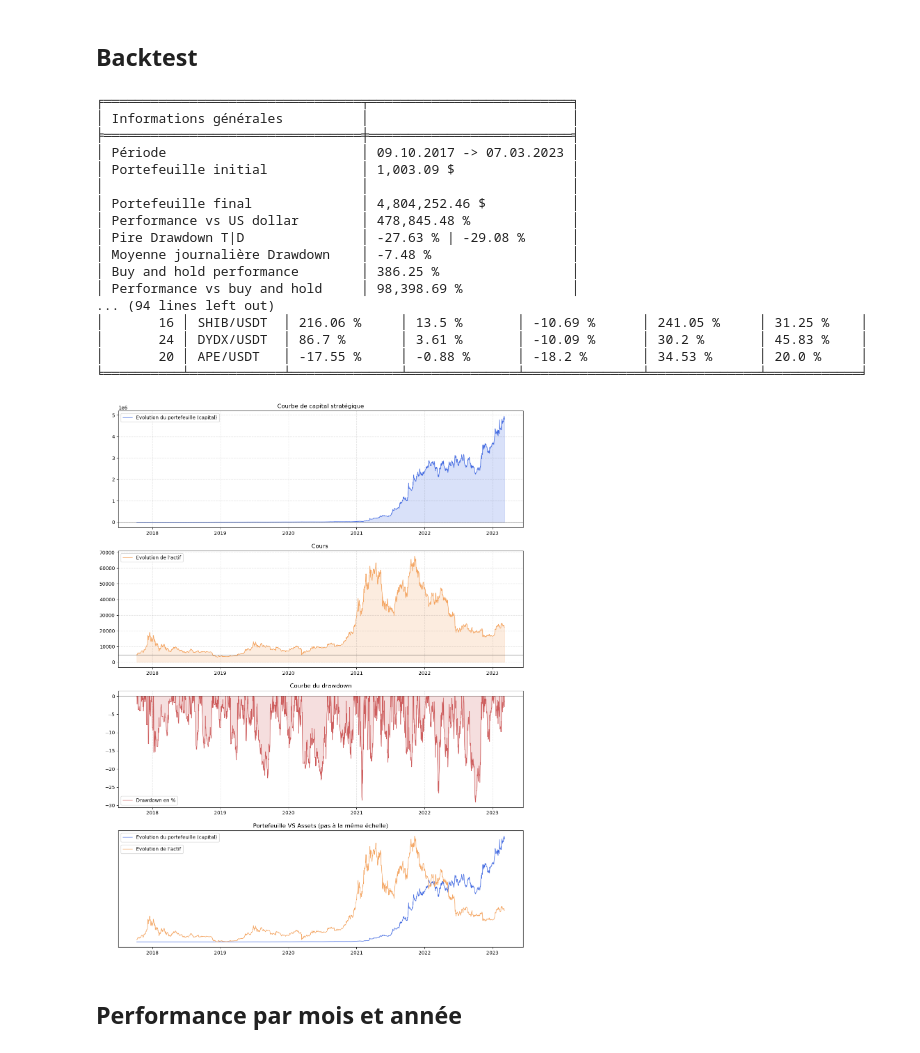
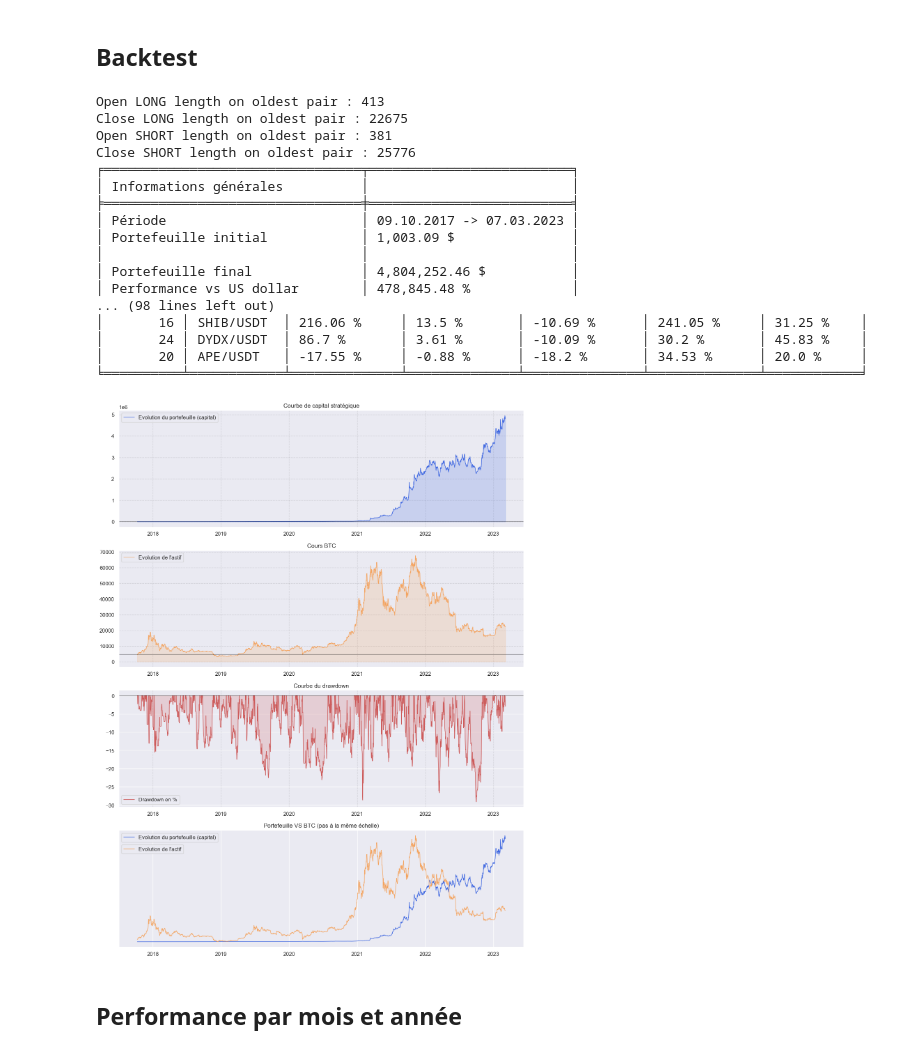
Before and after one commit to jackseg80/cryptoBot_2023, a Jupyter notebook: backtest/multi_division/bollinger_trend_multi.ipynb, the cells around one changed output. Drawn from its saved outputs; the diff is of its cells as text; code cells hidden in the pictures.

```diff
--- a/backtest/multi_division/bollinger_trend_multi.ipynb
+++ b/backtest/multi_division/bollinger_trend_multi.ipynb
@@ -94,7 +94,8 @@ strat = BollingerTrendMulti(
 
 strat.populate_indicators()
 strat.populate_buy_sell()
-bt_result = strat.run_backtest(initial_wallet=initial_wallet, leverage=leverage, max_var=max_var, maker_fee=maker_fee, taker_fee=taker_fee)
+bt_result = strat.run_backtest(initial_wallet=initial_wallet, leverage=leverage, max_var=max_var,
+                               maker_fee=maker_fee, taker_fee=taker_fee)
 
 # Sections à afficher ou pas pour le backtest complet
 df_trades, df_days = complete_multi_asset_backtest(
@@ -110,6 +111,10 @@ df_trades, df_days = complete_multi_asset_backtest(
     indepedant_trade=True
 )
 # %% [output]
+Open LONG length on oldest pair : 413
+Close LONG length on oldest pair : 22675
+Open SHORT length on oldest pair : 381
+Close SHORT length on oldest pair : 25776
 ╒═════════════════════════════════╤══════════════════════════╕
 │ Informations générales          │                          │
 ╞═════════════════════════════════╪══════════════════════════╡
@@ -118,19 +123,15 @@ df_trades, df_days = complete_multi_asset_backtest(
 │                                 │                          │
 │ Portefeuille final              │ 4,804,252.46 $           │
 │ Performance vs US dollar        │ 478,845.48 %             │
-│ Pire Drawdown T|D               │ -27.63 % | -29.08 %      │
-│ Moyenne journalière Drawdown    │ -7.48 %                  │
-│ Buy and hold performance        │ 386.25 %                 │
-│ Performance vs buy and hold     │ 98,398.69 %              │
-... (94 lines left out)
+... (98 lines left out)
 │       16 │ SHIB/USDT  │ 216.06 %     │ 13.5 %       │ -10.69 %      │ 241.05 %     │ 31.25 %    │
 │       24 │ DYDX/USDT  │ 86.7 %       │ 3.61 %       │ -10.09 %      │ 30.2 %       │ 45.83 %    │
 │       20 │ APE/USDT   │ -17.55 %     │ -0.88 %      │ -18.2 %       │ 34.53 %      │ 20.0 %     │
 ╘══════════╧════════════╧══════════════╧══════════════╧═══════════════╧══════════════╧════════════╛
 # %%
-plot_wallet_vs_asset_multi(df_days=df_days.loc[:])
+plot_wallet_vs_asset(df_days=df_days.loc[:], pair=oldest_pair)
 # %% [output]
-[figure, old version]
+[figure, new version]
 # %% [markdown]
 <H2>Performance par mois et année</H2>
 # %%
```
Also changed, not shown: parts of 2 cells of this notebook, 1 other file.
